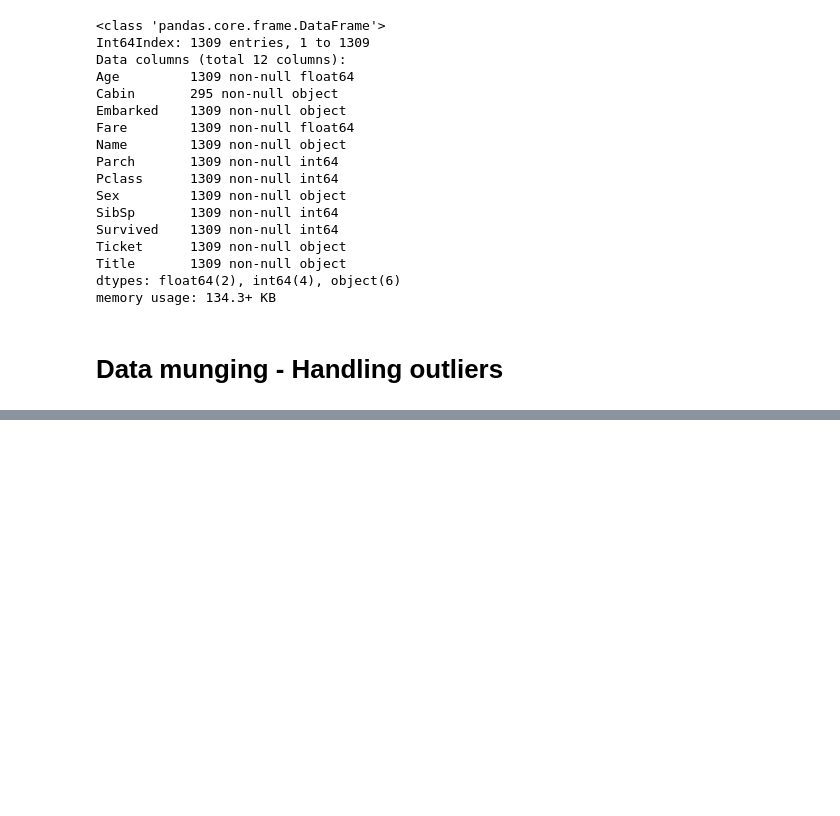
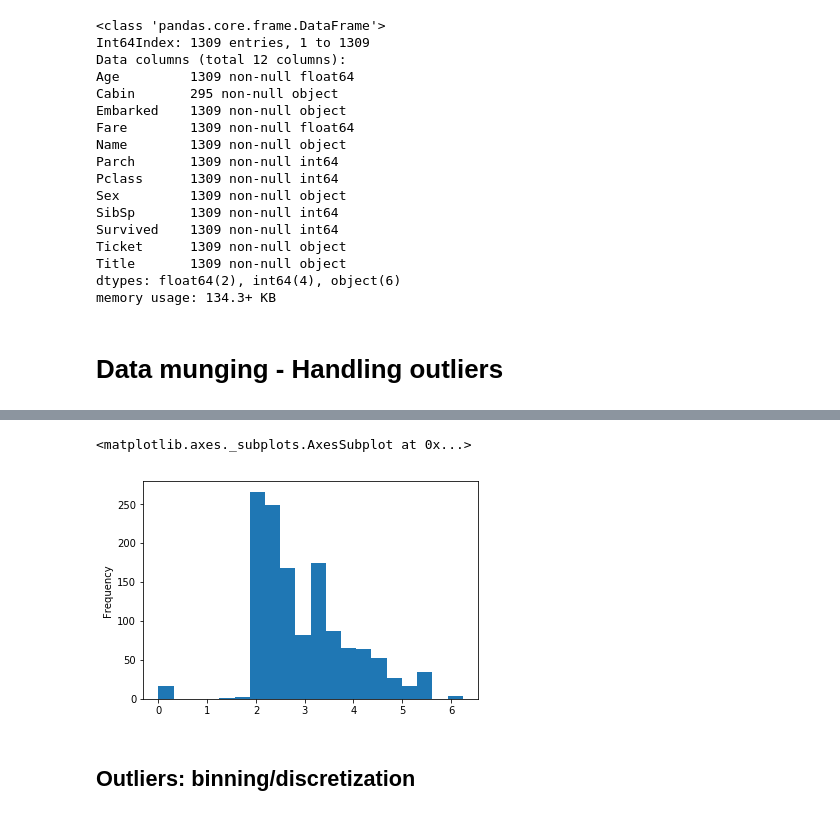
Before and after one commit to t-wyrwas/Titanic, a Jupyter notebook: notebooks/Exploring and processing data.ipynb, the cells around one changed output, grey strips where cells are left out. Drawn from its saved outputs; the diff is of its cells as text; code cells hidden in the pictures; blank space fills up the shorter version.

```diff
--- a/notebooks/Exploring and processing data.ipynb
+++ b/notebooks/Exploring and processing data.ipynb
@@ -759,0 +800,7 @@ memory usage: 134.3+ KB
+# %%
+log_fare.plot(kind='hist', bins=20)
+# %% [output]
+<matplotlib.axes._subplots.AxesSubplot at 0x...>
+[figure, added]
+# %% [markdown]
+## Outliers: binning/discretization
```
Also changed, not shown: parts of 38 cells of this notebook.
